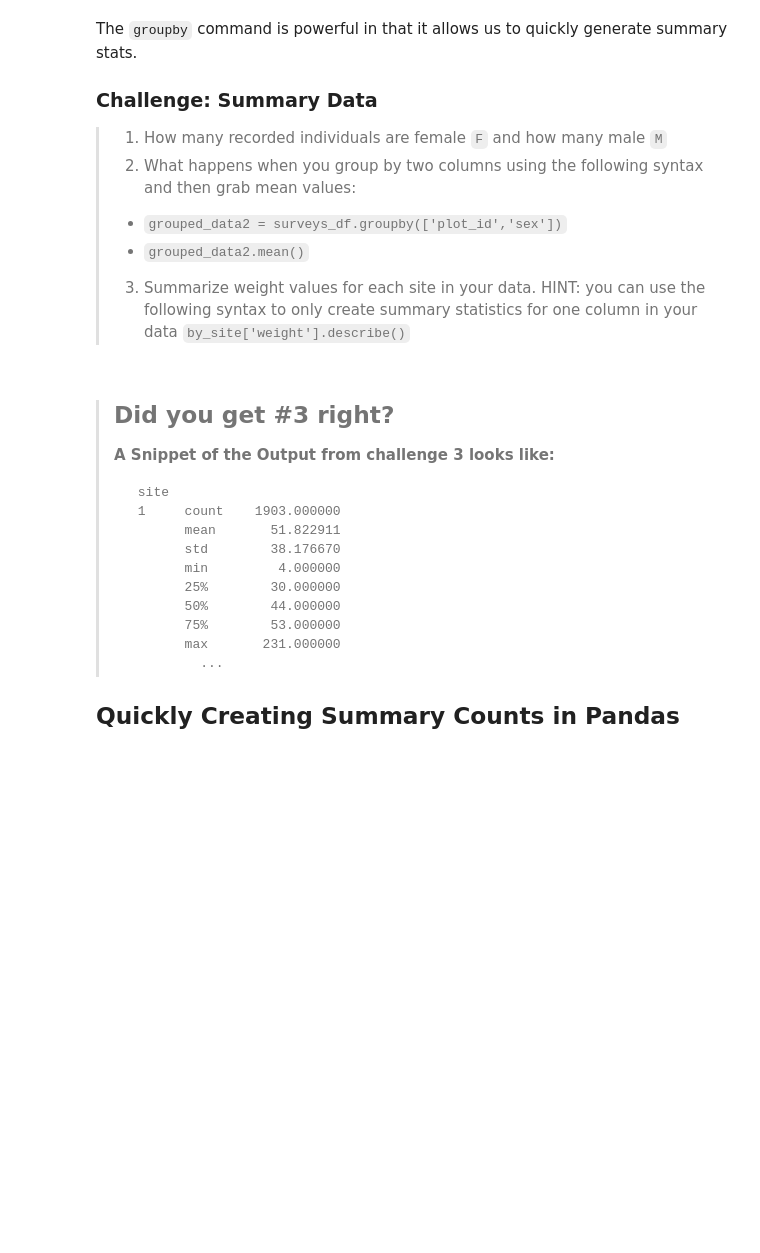
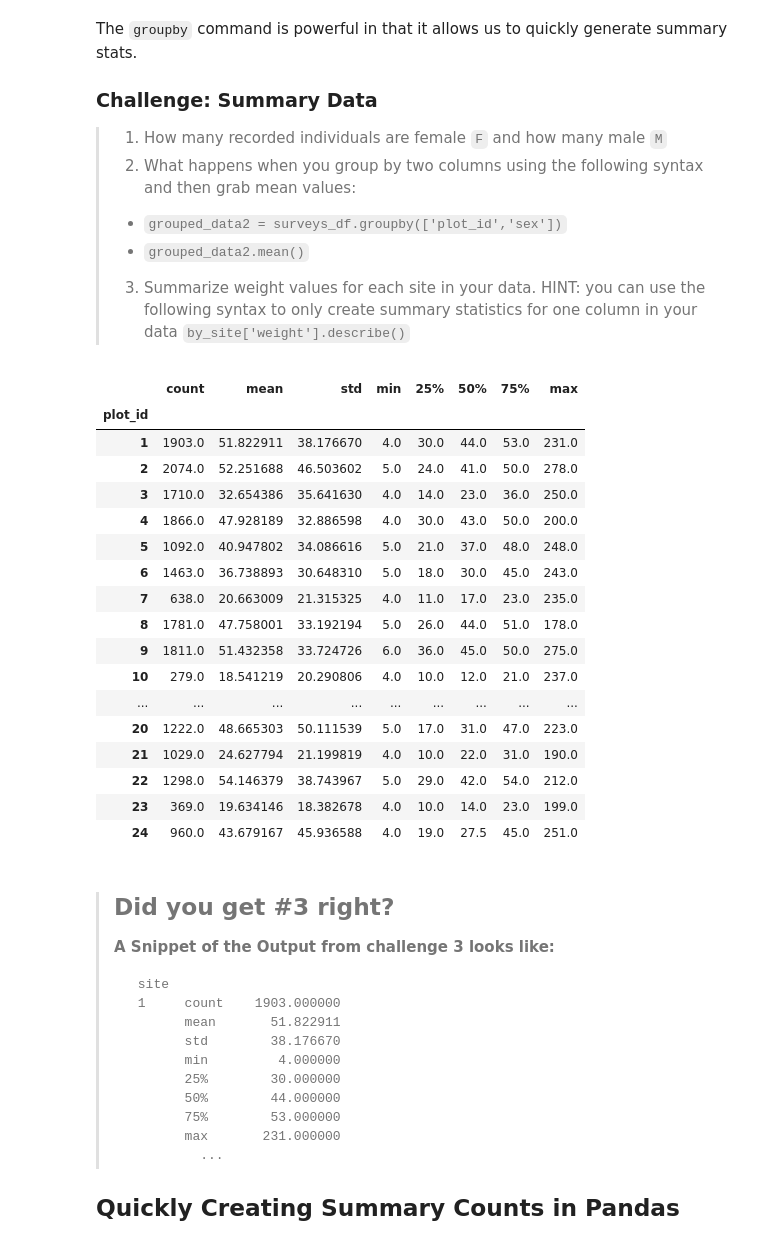
Before and after one commit to GT-IDEaS/Bootcamp2019, a Jupyter notebook: Day02/Afternoon_Session2/Python-for-Ecologists.ipynb, the cells around one changed output. Saved outputs shown, nothing was run; the diff lists cells and outputs as text; code cells hidden in the pictures; blank space fills up the shorter version.

```diff
--- a/Day02/Afternoon_Session2/Python-for-Ecologists.ipynb
+++ b/Day02/Afternoon_Session2/Python-for-Ecologists.ipynb
@@ -313,3 +391,35 @@ summary stats.
+# %%
+# Write your code for the Summary Data challenge below!
+# grouped_data2 = surveys_df.groupby(['plot_id', 'sex'])
+# grouped_data2.describe()
+# grouped_date2.mean()
+
+# grouped_data3 = surveys_df.groupby(['plot_id', 'weight'])
+# grouped_data3.describe()
+
+# surveys_df[surveys_df['plot_id'] == 1]['weight'].describe()
+
+grouped_data3 = surveys_df.groupby('plot_id')
+grouped_data3['weight'].describe()
+# %% [output]
+|  | count | mean | std | min | 25% | 50% | 75% | max |
+| plot_id |  |  |  |  |  |  |  |  |
+| 1 | 1903.0 | 51.822911 | 38.176670 | 4.0 | 30.0 | 44.0 | 53.0 | 231.0 |
+| 2 | 2074.0 | 52.251688 | 46.503602 | 5.0 | 24.0 | 41.0 | 50.0 | 278.0 |
+| 3 | 1710.0 | 32.654386 | 35.641630 | 4.0 | 14.0 | 23.0 | 36.0 | 250.0 |
+| 4 | 1866.0 | 47.928189 | 32.886598 | 4.0 | 30.0 | 43.0 | 50.0 | 200.0 |
+| 5 | 1092.0 | 40.947802 | 34.086616 | 5.0 | 21.0 | 37.0 | 48.0 | 248.0 |
+| 6 | 1463.0 | 36.738893 | 30.648310 | 5.0 | 18.0 | 30.0 | 45.0 | 243.0 |
+| 7 | 638.0 | 20.663009 | 21.315325 | 4.0 | 11.0 | 17.0 | 23.0 | 235.0 |
+| 8 | 1781.0 | 47.758001 | 33.192194 | 5.0 | 26.0 | 44.0 | 51.0 | 178.0 |
+| 9 | 1811.0 | 51.432358 | 33.724726 | 6.0 | 36.0 | 45.0 | 50.0 | 275.0 |
+| 10 | 279.0 | 18.541219 | 20.290806 | 4.0 | 10.0 | 12.0 | 21.0 | 237.0 |
+| ... | ... | ... | ... | ... | ... | ... | ... | ... |
+| 20 | 1222.0 | 48.665303 | 50.111539 | 5.0 | 17.0 | 31.0 | 47.0 | 223.0 |
+| 21 | 1029.0 | 24.627794 | 21.199819 | 4.0 | 10.0 | 22.0 | 31.0 | 190.0 |
+| 22 | 1298.0 | 54.146379 | 38.743967 | 5.0 | 29.0 | 42.0 | 54.0 | 212.0 |
+| 23 | 369.0 | 19.634146 | 18.382678 | 4.0 | 10.0 | 14.0 | 23.0 | 199.0 |
+| 24 | 960.0 | 43.679167 | 45.936588 | 4.0 | 19.0 | 27.5 | 45.0 | 251.0 |
 # %% [markdown]
 > ## Did you get #3 right?
 > **A Snippet of the Output from challenge 3 looks like:**
```
Also changed, not shown: parts of 20 cells of this notebook, 2 other files.
